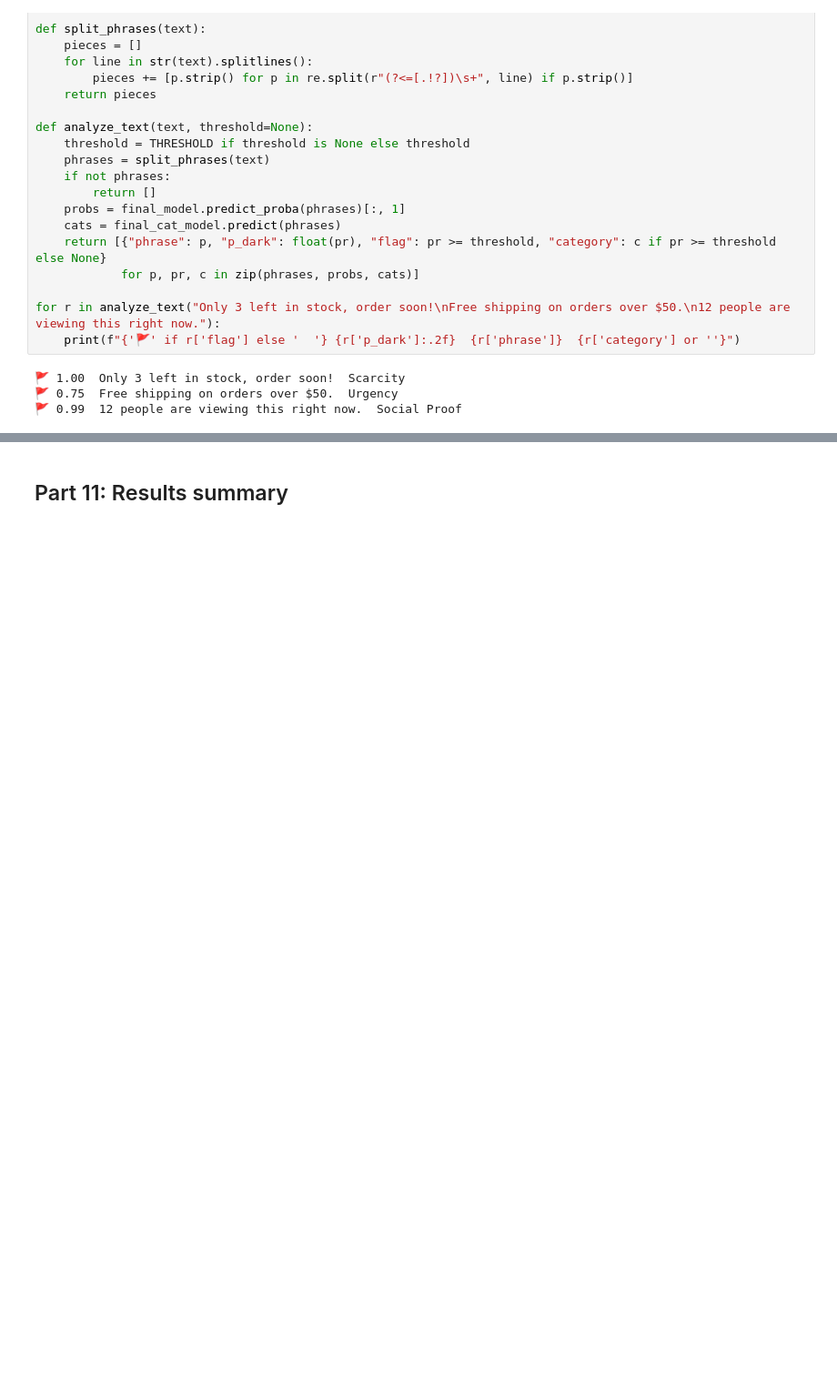
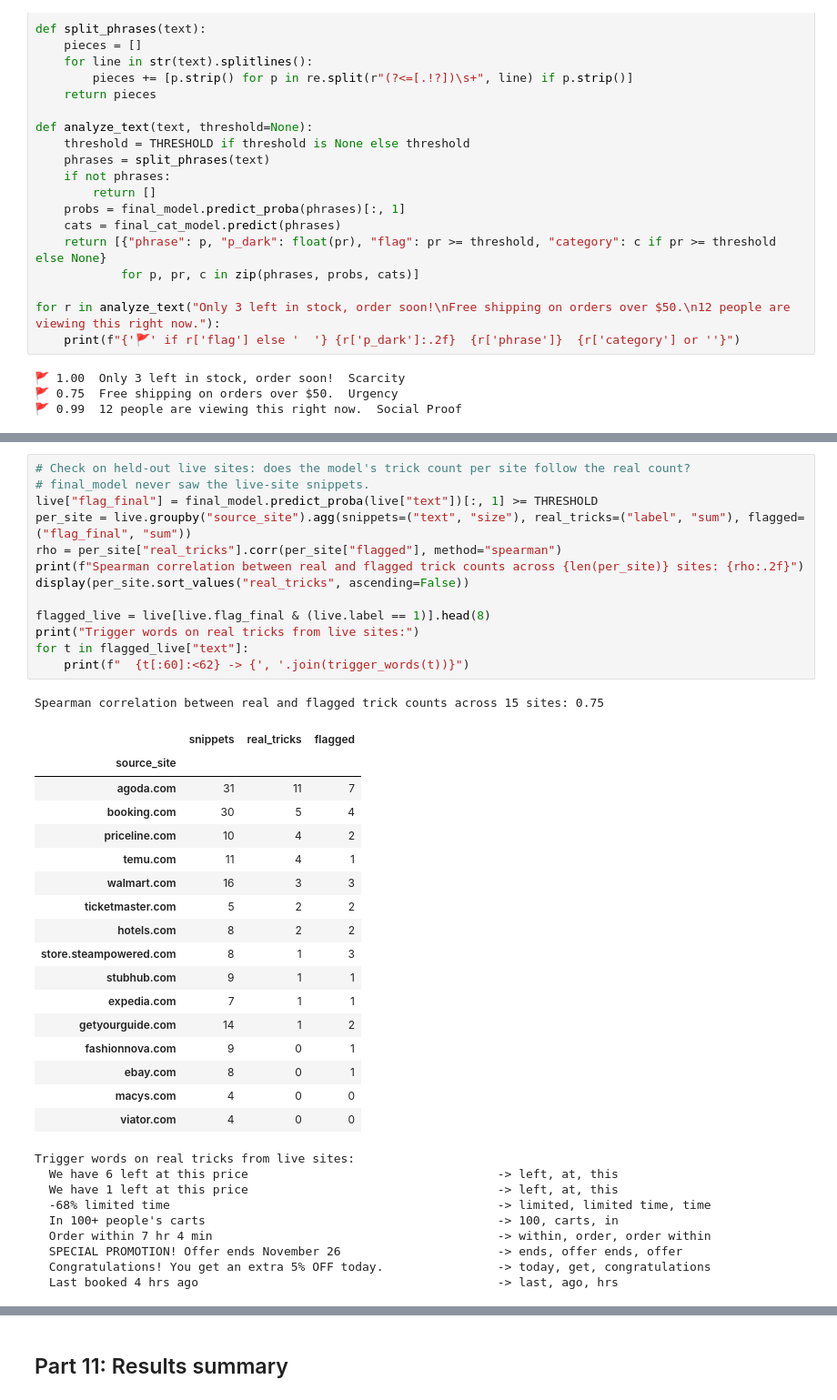
Before and after one commit to viraajburli-commits/dark-pattern-detector, a Jupyter notebook: notebooks/Dark_Pattern_Detector.ipynb, the cells around one changed output, grey strips where cells are left out. Shown at 91% size. Cells and saved outputs as stored; diff of their text form; blank space fills up the shorter version.

```diff
--- a/notebooks/Dark_Pattern_Detector.ipynb
+++ b/notebooks/Dark_Pattern_Detector.ipynb
@@ -777,3 +833,44 @@ for r in analyze_text("Only 3 left in stock, order soon!\nFree shipping on order
+# %%
+# Check on held-out live sites: does the model's trick count per site follow the real count?
+# final_model never saw the live-site snippets.
+live["flag_final"] = final_model.predict_proba(live["text"])[:, 1] >= THRESHOLD
+per_site = live.groupby("source_site").agg(snippets=("text", "size"), real_tricks=("label", "sum"), flagged=("flag_final", "sum"))
+rho = per_site["real_tricks"].corr(per_site["flagged"], method="spearman")
+print(f"Spearman correlation between real and flagged trick counts across {len(per_site)} sites: {rho:.2f}")
+display(per_site.sort_values("real_tricks", ascending=False))
+
+flagged_live = live[live.flag_final & (live.label == 1)].head(8)
+print("Trigger words on real tricks from live sites:")
+for t in flagged_live["text"]:
+    print(f"  {t[:60]:<62} -> {', '.join(trigger_words(t))}")
+# %% [output]
+Spearman correlation between real and flagged trick counts across 15 sites: 0.75
+|  | snippets | real_tricks | flagged |
+| source_site |  |  |  |
+| agoda.com | 31 | 11 | 7 |
+| booking.com | 30 | 5 | 4 |
+| priceline.com | 10 | 4 | 2 |
+| temu.com | 11 | 4 | 1 |
+| walmart.com | 16 | 3 | 3 |
+| ticketmaster.com | 5 | 2 | 2 |
+| hotels.com | 8 | 2 | 2 |
+| store.steampowered.com | 8 | 1 | 3 |
+| stubhub.com | 9 | 1 | 1 |
+| expedia.com | 7 | 1 | 1 |
+| getyourguide.com | 14 | 1 | 2 |
+| fashionnova.com | 9 | 0 | 1 |
+| ebay.com | 8 | 0 | 1 |
+| macys.com | 4 | 0 | 0 |
+| viator.com | 4 | 0 | 0 |
+Trigger words on real tricks from live sites:
+  We have 6 left at this price                                   -> left, at, this
+  We have 1 left at this price                                   -> left, at, this
+  -68% limited time                                              -> limited, limited time, time
+  In 100+ people's carts                                         -> 100, carts, in
+  Order within 7 hr 4 min                                        -> within, order, order within
+  SPECIAL PROMOTION! Offer ends November 26                      -> ends, offer ends, offer
+  Congratulations! You get an extra 5% OFF today.                -> today, get, congratulations
+  Last booked 4 hrs ago                                          -> last, ago, hrs
 # %%
 import gradio as gr
 
```
Also changed, not shown: parts of 3 cells of this notebook, 2 other files.
